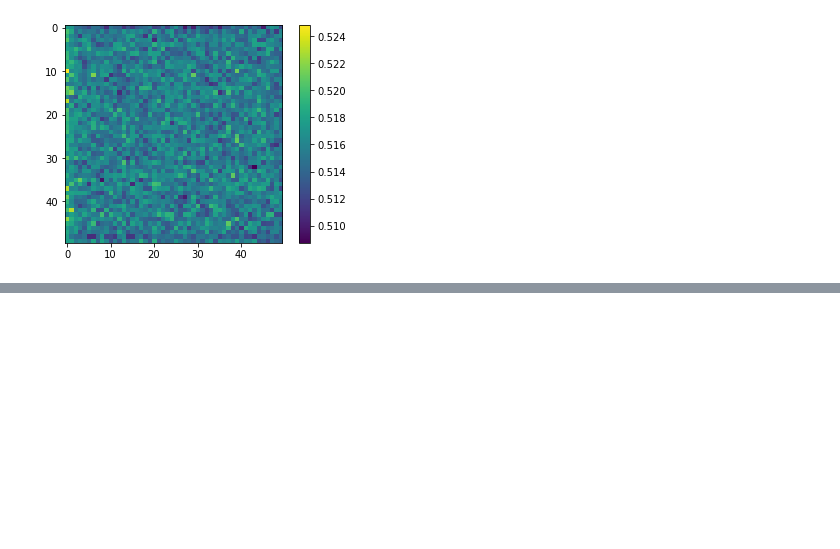
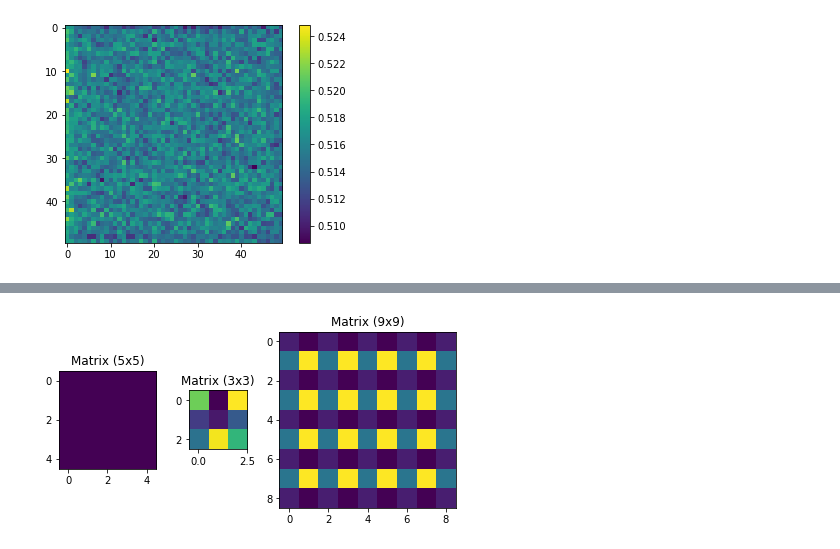
Before and after one commit to ohshane/google-ml-bootcamp-2023, a Jupyter notebook: Coursera/04-ConvolutionalNeuralNetworks/Week03.ipynb, the cells around one changed output, grey strips where cells are left out. Saved outputs shown, nothing was run; the diff lists cells and outputs as text; code cells hidden in the pictures; blank space fills up the shorter version.

```diff
--- a/Coursera/04-ConvolutionalNeuralNetworks/Week03.ipynb
+++ b/Coursera/04-ConvolutionalNeuralNetworks/Week03.ipynb
@@ -178,0 +334,37 @@ tensor([[[[0., 0., 0.,  ..., 0., 0., 0.],
+# %%
+import torch
+import torch.nn as nn
+import matplotlib.pyplot as plt
+import matplotlib.gridspec as gridspec
+
+x = torch.ones(1, 1, 5, 5)
+convt2d = nn.ConvTranspose2d(
+    in_channels=1,
+    out_channels=1,
+    kernel_size=3,
+    stride=2,
+    padding=1,
+    bias=False
+)
+
+fig = plt.figure(figsize=(6,6))
+
+matrices_data = [
+    x.squeeze().numpy(),
+    convt2d.weight.detach().squeeze().numpy(),
+    convt2d(x).detach().squeeze().numpy()
+]
+
+widths = [matrix.shape[1] for matrix in matrices_data]
+gs = gridspec.GridSpec(1, 3, width_ratios=widths)
+
+axes = [fig.add_subplot(gs[i]) for i in range(3)]
+
+for matrix, ax in zip(matrices_data, axes):
+    ax.imshow(matrix)
+    ax.set_title(f"Matrix ({matrix.shape[0]}x{matrix.shape[1]})")
+
+plt.tight_layout()
+plt.show()
+# %% [output]
+[figure, added]
```
Also changed, not shown: parts of 10 cells of this notebook, 9 other files.
